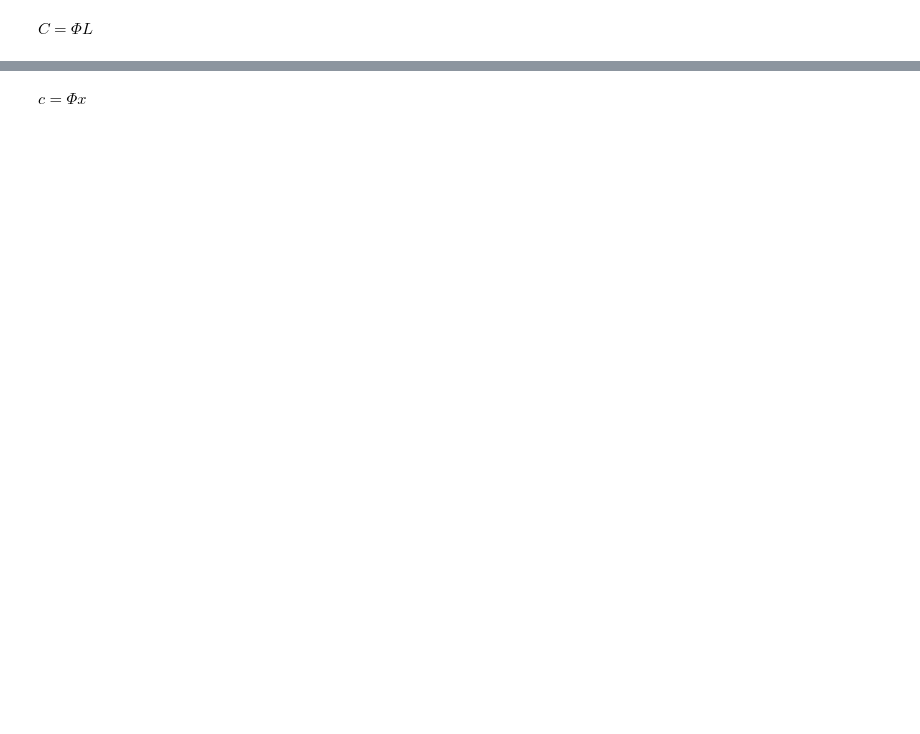
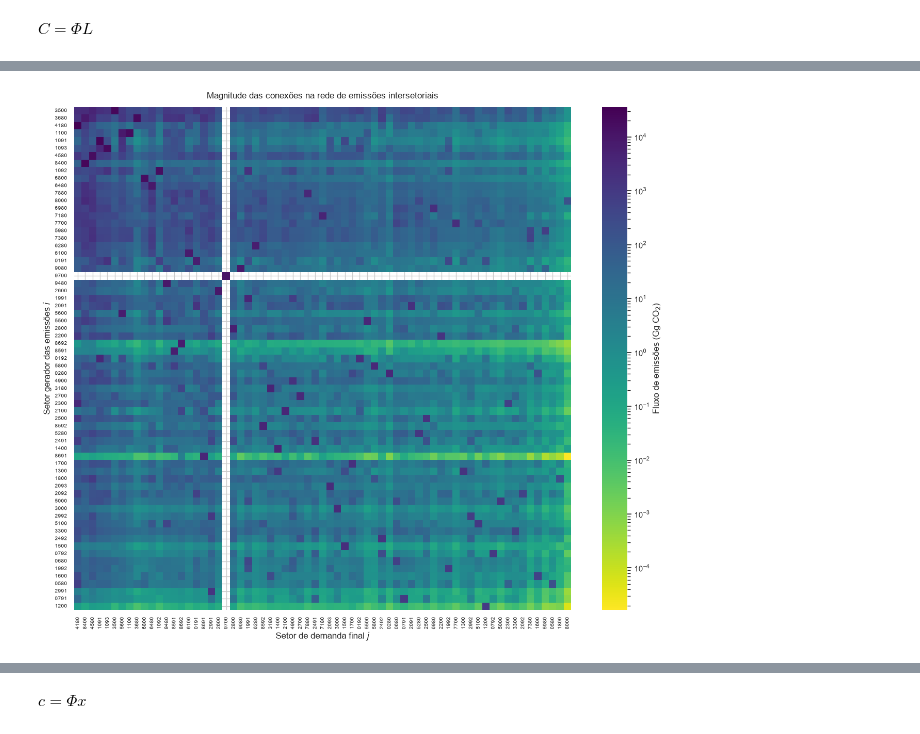
Before and after one commit to G-Cintra/Redes, a Jupyter notebook: analise_exploratoria_v2.ipynb, the cells around one changed output, grey strips where cells are left out. Drawn from its saved outputs; the diff is of its cells as text; code cells hidden in the pictures; blank space fills up the shorter version.

```diff
--- a/analise_exploratoria.ipynb
+++ b/analise_exploratoria_v2.ipynb
@@ -309,0 +387,52 @@ display(x.to_frame(name="Produção bruta"))
+# %%
+import numpy as np
+import matplotlib.pyplot as plt
+import seaborn as sns
+from matplotlib.colors import LogNorm
+
+# Ordenar linhas pela soma das emissões geradas pelo setor i
+ordem_linhas = F.sum(axis=1).sort_values(ascending=False).index
+
+# Ordenar colunas pela soma das emissões associadas à demanda final do setor j
+ordem_colunas = F.sum(axis=0).sort_values(ascending=False).index
+
+# Matriz ordenada
+F_ord = F.loc[ordem_linhas, ordem_colunas]
+
+# Para escala logarítmica, valores zero são mascarados
+F_plot = F_ord.where(F_ord > 0)
+
+# Limites da escala
+vmin = F_plot.min().min()
+vmax = F_plot.max().max()
+
+# Gráfico
+fig, ax = plt.subplots(figsize=(13, 11))
+
+sns.heatmap(
+    F_plot,
+    cmap="viridis_r",
+    norm=LogNorm(vmin=vmin, vmax=vmax),
+    ax=ax,
+    xticklabels=True,
+    yticklabels=True,
+    cbar_kws={
+        "label": r"Fluxo de emissões (Gg CO$_2$)"
+    }
+)
+
+ax.set_title(
+    "Magnitude das conexões na rede de emissões intersetoriais",
+    pad=12
+)
+
+ax.set_xlabel("Setor de demanda final $j$")
+ax.set_ylabel("Setor gerador das emissões $i$")
+
+ax.tick_params(axis="x", labelrotation=90, labelsize=7)
+ax.tick_params(axis="y", labelrotation=0, labelsize=7)
+
+plt.tight_layout()
+plt.show()
+# %% [output]
+[figure, added]
```
Also changed, not shown: parts of 22 cells of this notebook, 22 other files.
